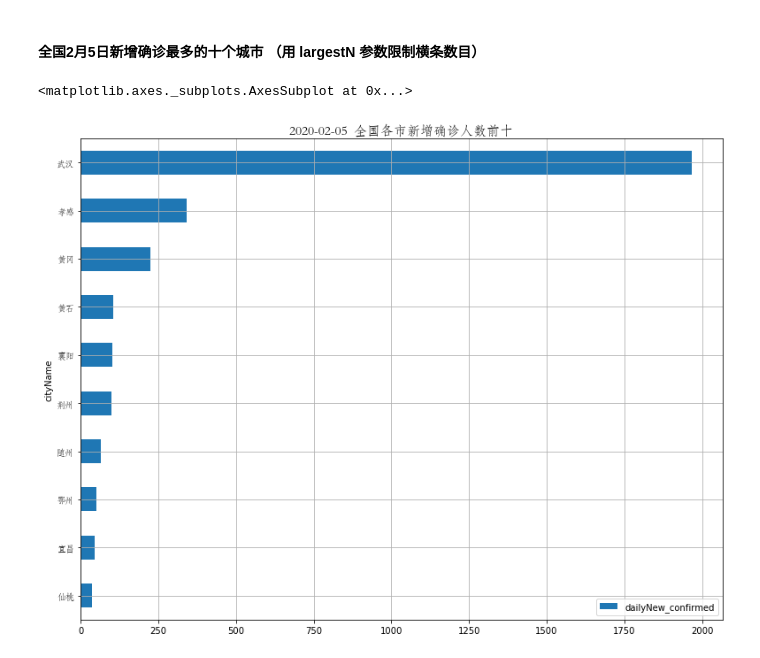
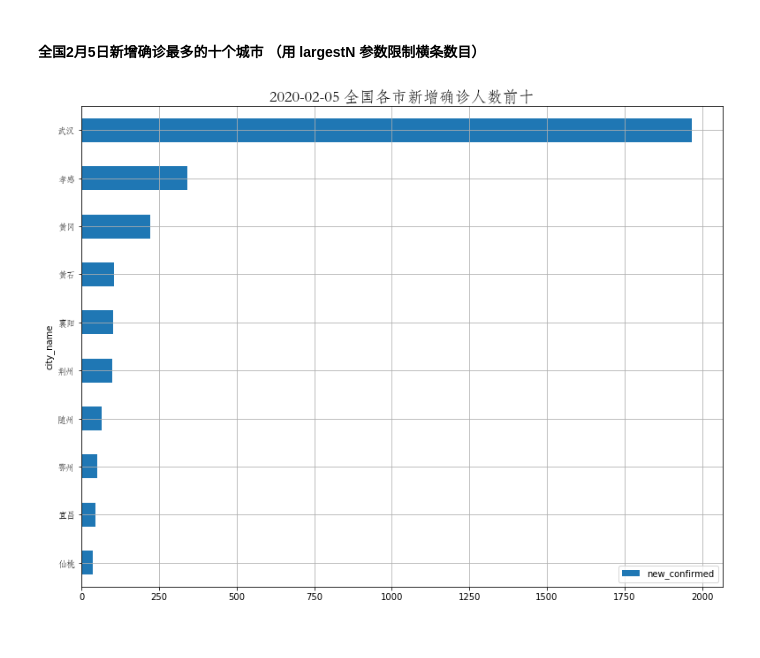
Before and after one commit to jianxu305/nCov2019_analysis, a Jupyter notebook: src/demo.ipynb, the cells around one changed output. Cells and saved outputs as stored; diff of their text form; code cells hidden in the pictures.

```diff
--- a/src/demo.ipynb
+++ b/src/demo.ipynb
@@ -36,2 +37,2 @@ data.head(3)  # 查看数据形式
 # %%
-daily_frm = utils.aggDaily(data, clean_dates=True)
+daily_frm = utils.aggDaily(data)
@@ -49,2 +45,0 @@ daily_frm.tail(3)
-# %%
-daily_frm = utils.add_dailyNew(daily_frm)
@@ -62,2 +45,0 @@ daily_frm[daily_frm['cityName'] == '武汉'][['confirmed', 'dailyNew_confirmed',
-# %%
-daily_frm = utils.add_en_location(daily_frm)
@@ -148,4 +96,7 @@ daily_frm[daily_frm['updateDate'] == pd.to_datetime('2020-01-27')]
 ### 3.2 时序比较图 utils.tsplot_conf_dead_cured()
 # %% [markdown]
 #### 全国累计确诊、每日新增确诊、死亡、治愈时间序列图
+# %%
+import matplotlib.font_manager as mfm
+_FONT_PROP_ = mfm.FontProperties(fname='C:/Windows/Fonts/STFANGSO.TTF')   # 如果想要在图中显示中文，必须指定字体文件
 # %%
@@ -189,8 +144,8 @@ utils.cross_sectional_bar(daily_frm[daily_frm['provinceName'] == '湖北省'], '
 # %% [markdown]
 #### 全国2月5日新增确诊最多的十个城市 （用 largestN 参数限制横条数目）
 # %%
-utils.cross_sectional_bar(daily_frm, '2020-02-05', col='dailyNew_confirmed',
-                        groupby='cityName', title='全国各市新增确诊人数前十', largestN=10)
+ax = utils.cross_sectional_bar(daily_frm, '2020-02-05', col='new_confirmed', groupby='city_name', largestN=10)
+ax.set_title('2020-02-05 全国各市新增确诊人数前十', fontproperties=_FONT_PROP_, fontsize=18)
+plt.show()
 # %% [output]
-<matplotlib.axes._subplots.AxesSubplot at 0x...>
-[figure, old version]
+[figure, new version]
```
Also changed, not shown: parts of 23 cells of this notebook, 3 other files.
